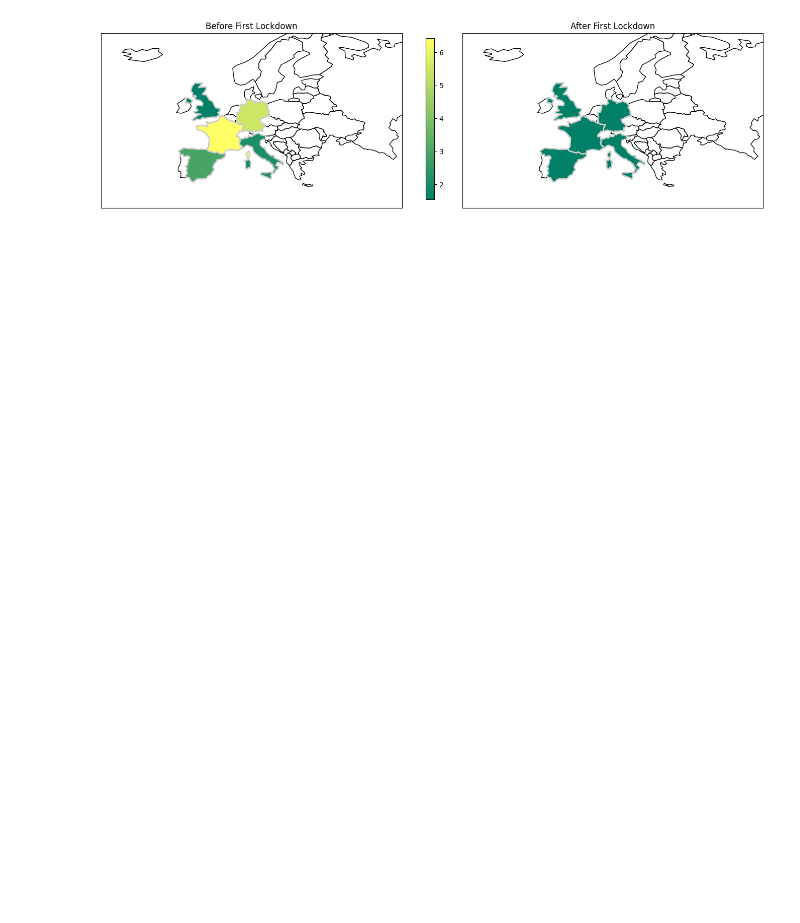
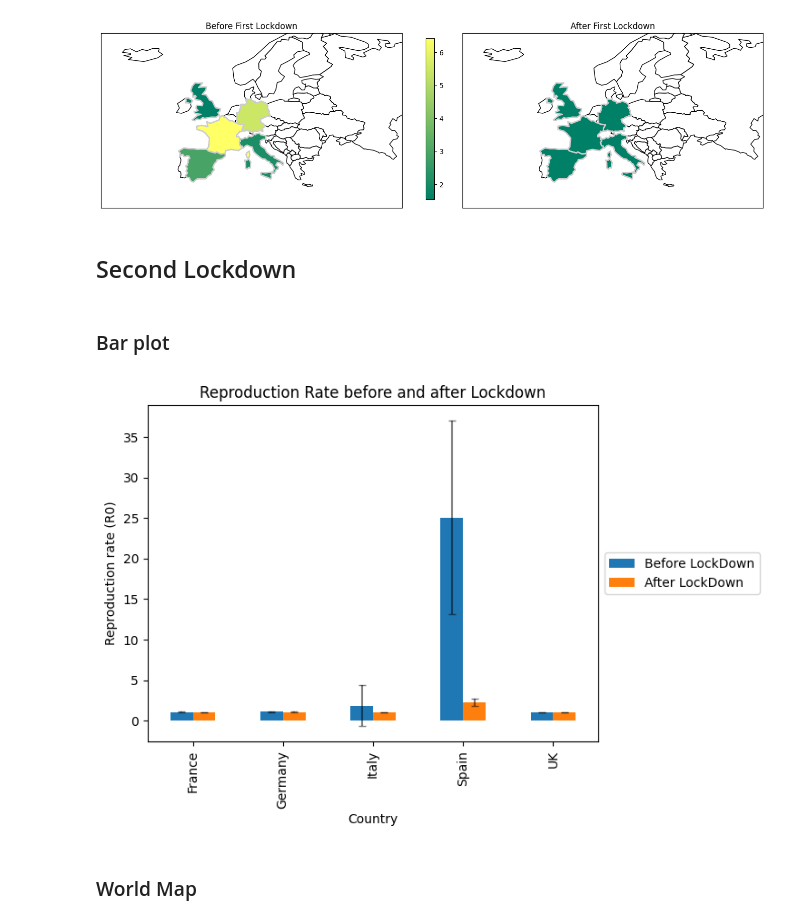
Before and after one commit to zenodea/MCMC_parameter_estimation, a Jupyter notebook: Data Analysis/europe_graph.ipynb, the cells around one changed output. Drawn from its saved outputs; the diff is of its cells as text; code cells hidden in the pictures; blank space fills up the shorter version.

```diff
--- a/Data Analysis/europe_graph.ipynb
+++ b/Data Analysis/europe_graph.ipynb
@@ -32,9 +12,16 @@ geo_df = gpd.read_file(shapefile)
 # %%
 country_names = ['France','Germany','Italy','Spain','UK']
 data = {}
+data_sl = {}
 sd = {}
+sd_sl = {}
 for country in country_names:
     df_before = pd.read_csv('mcmc_data/'+country+"/fLock_before.csv")
     df_after = pd.read_csv('mcmc_data/'+country+"/fLock_after.csv")
     data[country] = [df_before.loc[4][1],df_after.loc[4][1]]
     sd[country] = [df_before.loc[4][2], df_after.loc[4][2]]
+
+    df_before = pd.read_csv('mcmc_data/'+country+"/sLock_before.csv")
+    df_after = pd.read_csv('mcmc_data/'+country+"/sLock_after.csv")
+    data_sl[country] = [df_before.loc[4][1],df_after.loc[4][1]]
+    sd_sl[country] = [df_before.loc[4][2], df_after.loc[4][2]]
@@ -135,3 +102,15 @@ ax.tick_params(
     labelbottom=False)
 # %% [output]
 [figure]
+# %% [markdown]
+## Second Lockdown
+# %% [markdown]
+### Bar plot
+# %%
+df = pd.DataFrame(data_sl).T
+df_sd = pd.DataFrame(sd_sl).T
+barplotReproduction(df,df_sd)
+# %% [output]
+[figure, added]
+# %% [markdown]
+### World Map
```
Also changed, not shown: parts of 10 cells of this notebook.
